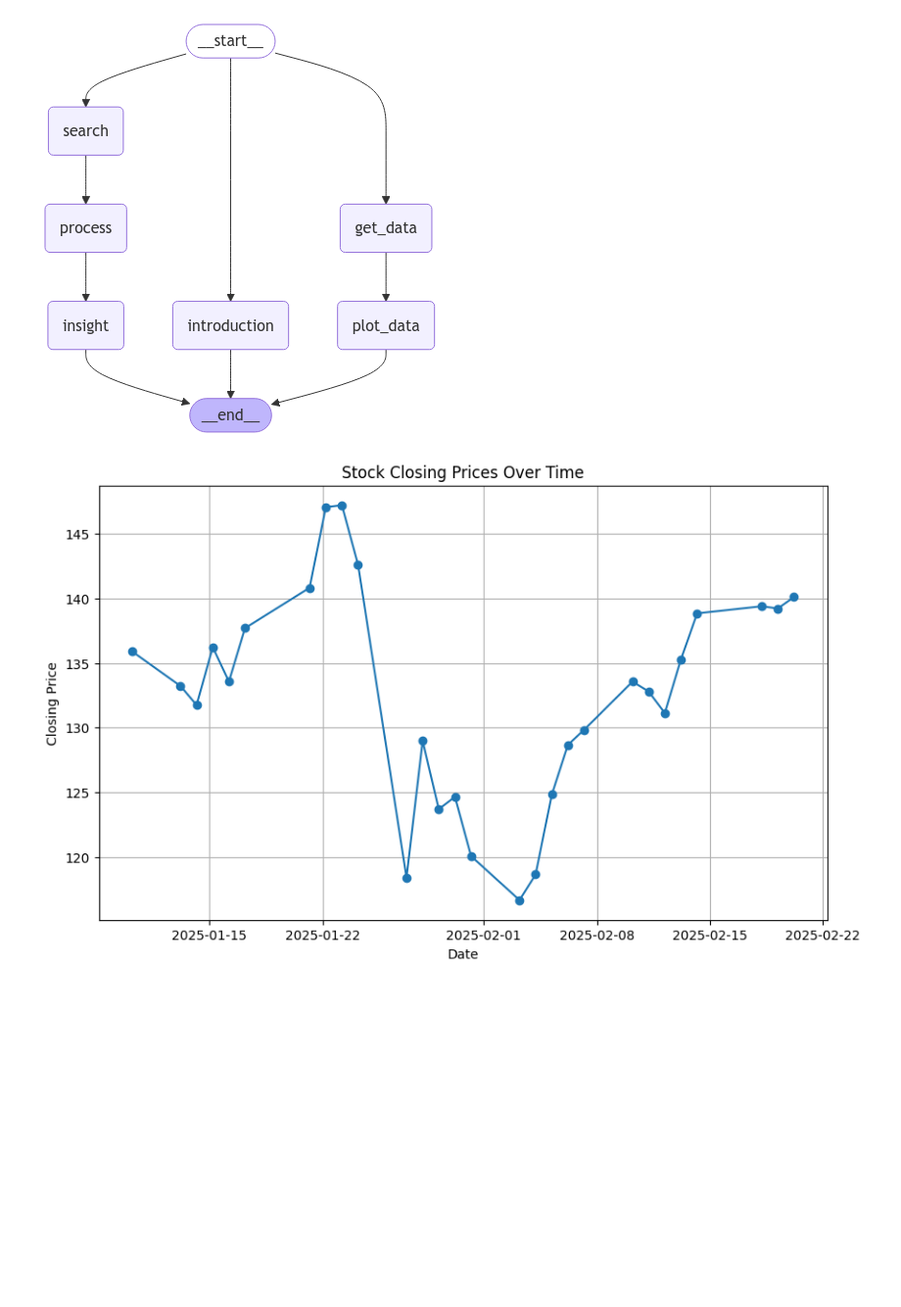
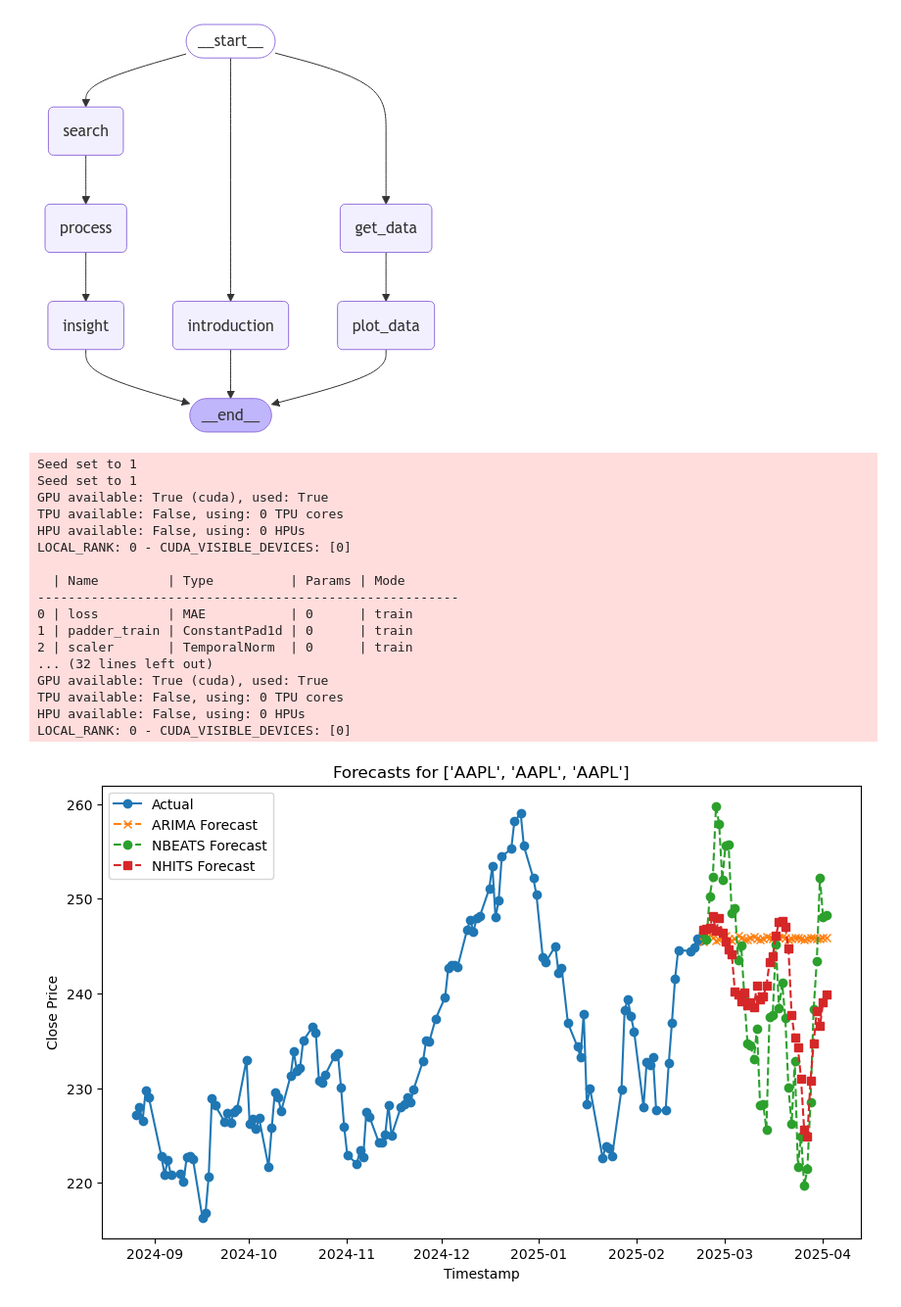
Before and after one commit to txpetrin/GenAI_Final, a Jupyter notebook: Code/Workflow/pipeline.ipynb, the cells around one changed output. Shown at 98% size. Cells and saved outputs as stored; diff of their text form; code cells hidden in the pictures; blank space fills up the shorter version.

```diff
--- a/Code/Workflow/pipeline.ipynb
+++ b/Code/Workflow/pipeline.ipynb
@@ -29,6 +31,7 @@ class State(TypedDict):
     data: pd.DataFrame
     arts: pd.DataFrame
     plot: plt.Figure
+    forecast: pd.DataFrame
     response: str
     intro: str
     summary: str
@@ -44,11 +47,11 @@ def stock_info_node(state: State) -> State:
     new_state['intro'] = intro.content
     return new_state
 # %%
-search_tool = TavilySearchResults()
+search_tool = TavilySearchResults(max_results=3)
 
 def search_ticker(state: State) -> State:
     ticker = state["ticker"]
-    query = f"Latest financial data and trends for {', '.join(ticker)}"
+    query = f"I need the latest company news about the company with stock ticker: {', '.join(ticker)}"
     search_results = search_tool.run(query)
     return {"response": search_results}
 
@@ -60,7 +63,9 @@ def process_data(state: State) -> State:
 
 def generate_insights(state: State) -> State:
     response = state["response"]
-    messages = [HumanMessage(content=f"Summarize the following financial data:{response}")]
+    messages = [HumanMessage(content=f"Summarize the following financial data:{response}. Please do so in the style of \
+                             Axios. You are more than welcome to use emojis to add some color here, use several different emojis.\
+                             Please separate results to be positive and negaitve about the outlook.")]
     summary = llm(messages)
     return {"summary": summary.content}
 # %%
@@ -95,7 +134,7 @@ workflow = StateGraph(State)
 
 # Add nodes
 workflow.add_node("get_data", stock_data_node)
-workflow.add_node("plot_data", plot_stock_data_node)
+workflow.add_node("plot_data", forecast_node)
 workflow.add_node("introduction", stock_info_node)
 
 workflow.add_node("search", search_ticker)  # Fixed node reference
@@ -126,10 +165,27 @@ display(Image(chain.get_graph().draw_mermaid_png()))
 # %%
 # Ensure the workflow is compiled before invoking
 chain = workflow.compile()
 
 # Invoke the workflow with the correct input format
-state = chain.invoke({"ticker": ["NVDA"]})
+state = chain.invoke({"ticker": ["AAPL"]})
 # %% [output]
+Seed set to 1
+Seed set to 1
+GPU available: True (cuda), used: True
+TPU available: False, using: 0 TPU cores
+HPU available: False, using: 0 HPUs
+LOCAL_RANK: 0 - CUDA_VISIBLE_DEVICES: [0]
+
+  | Name         | Type          | Params | Mode
+-------------------------------------------------------
+0 | loss         | MAE           | 0      | train
+1 | padder_train | ConstantPad1d | 0      | train
+2 | scaler       | TemporalNorm  | 0      | train
+... (32 lines left out)
+GPU available: True (cuda), used: True
+TPU available: False, using: 0 TPU cores
+HPU available: False, using: 0 HPUs
+LOCAL_RANK: 0 - CUDA_VISIBLE_DEVICES: [0]
-[figure, old version]
+[figure, new version]
 # %%
 print(state['intro'])
```
Also changed, not shown: parts of 5 cells of this notebook, 4 other files.
